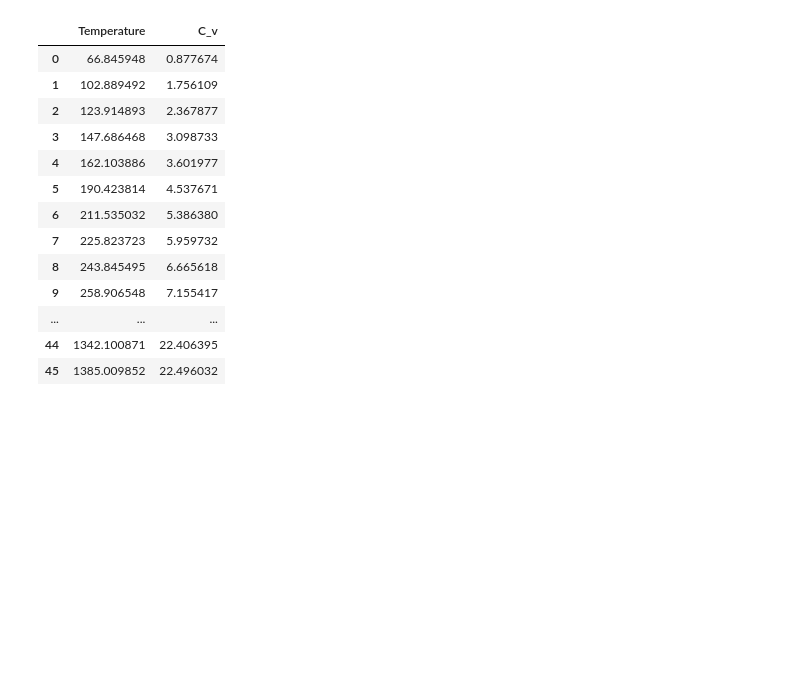
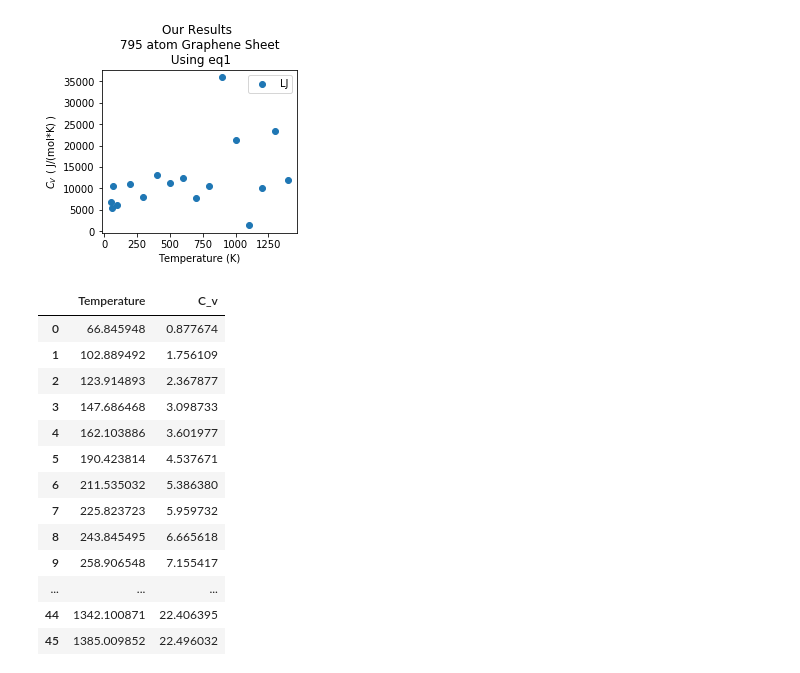
Before and after one commit to sonalij3/Graphene-Finite-Size-Study, a Jupyter notebook: analyze/make_plots.ipynb, the cells around one changed output. Cells and saved outputs as stored; diff of their text form; code cells hidden in the pictures; blank space fills up the shorter version.

```diff
--- a/analyze/make_plots.ipynb
+++ b/analyze/make_plots.ipynb
@@ -43,3 +64,17 @@ plt.savefig(f'plots/LJ_C_v.png', dpi=150, bbox_inches='tight')
+# %%
+kcal_to_J = 4184
+
+fig, ax = plt.subplots(1,1,figsize=(3.5,3))
+
+plt.scatter( df1["T"][1:], df1["C_v_e"][1:]*kcal_to_J , label="LJ")
+
+plt.ylabel(r"$C_V$ ( J/(mol*K) )")
+plt.xlabel("Temperature (K)")
+plt.title("Our Results \n 795 atom Graphene Sheet \n Using eq1")
+plt.legend()
+plt.savefig(f'plots/LJ_C_v_eq1.png', dpi=150, bbox_inches='tight')
+# %% [output]
+[figure, added]
 # %%
 exp_df = pd.read_csv("C-T.csv")
 # %%
```
Also changed, not shown: parts of 11 cells of this notebook, 9 other files.
